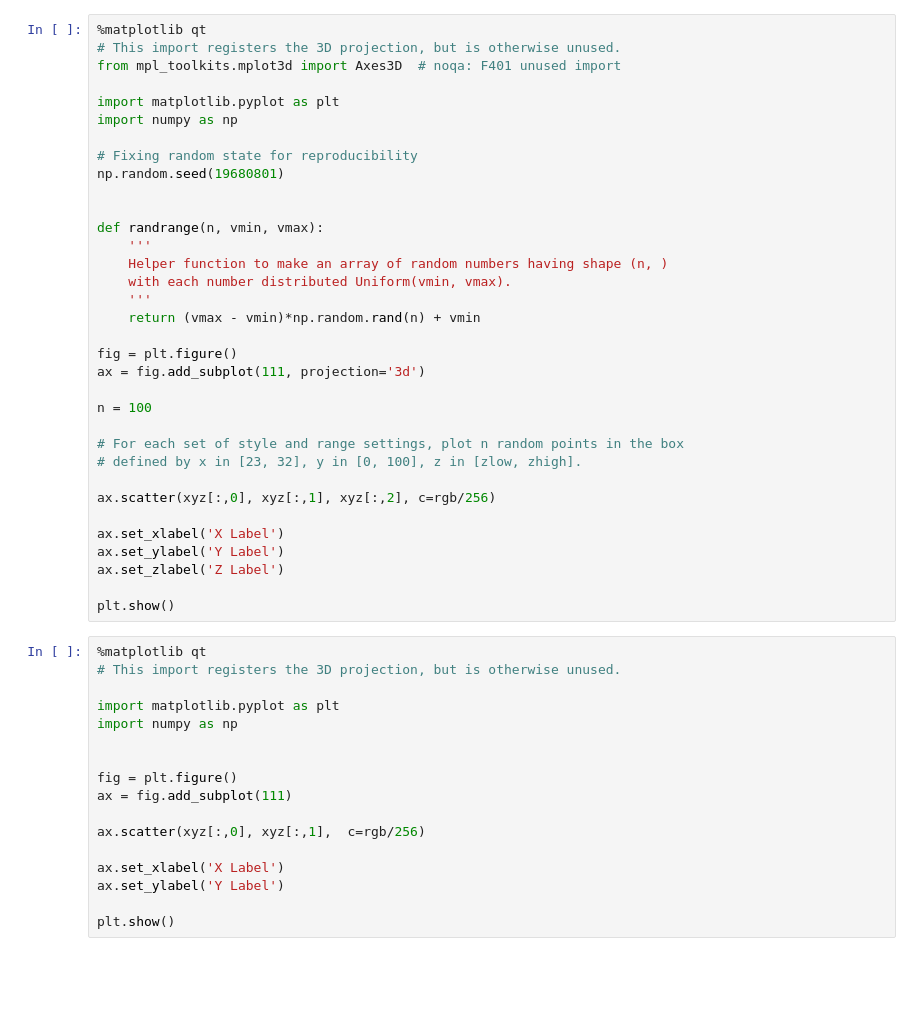
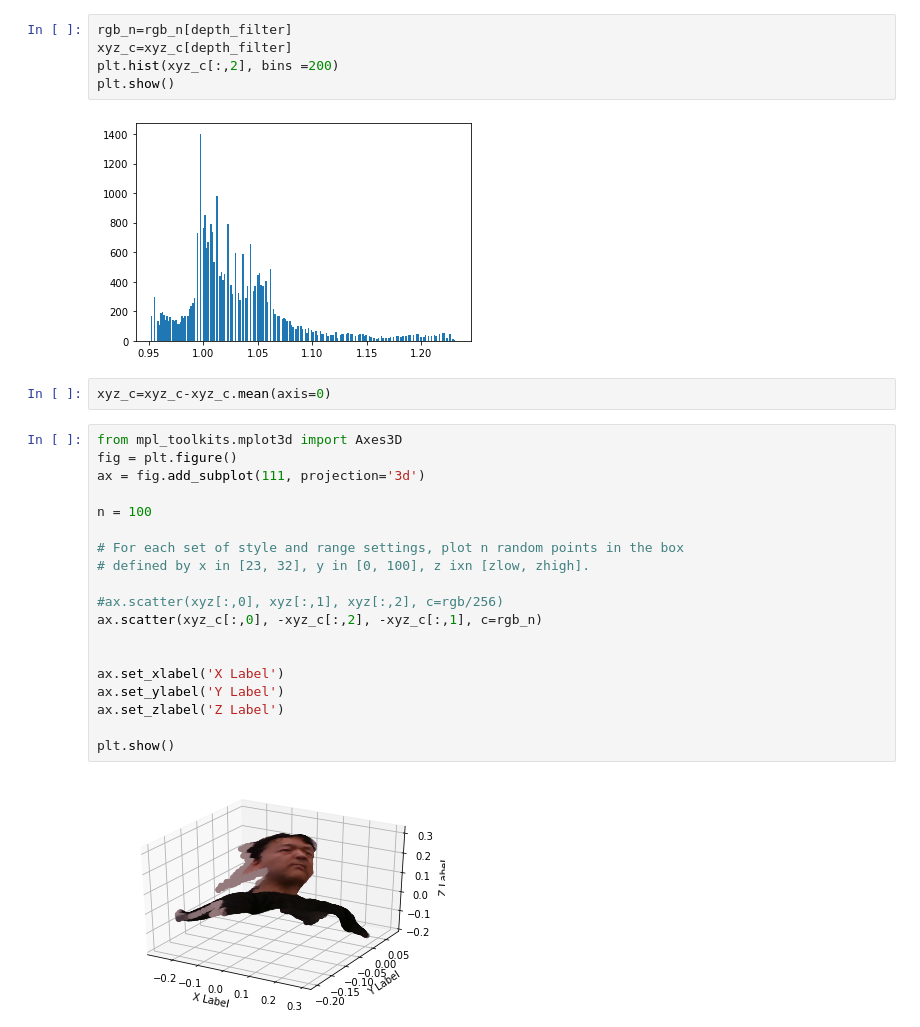
Before and after one commit to yichao-l/head_reconstruct, a Jupyter notebook: AV_CW.ipynb, the cells around one changed output. Cells and saved outputs as stored; diff of their text form; blank space fills up the shorter version.

```diff
--- a/AV_CW.ipynb
+++ b/AV_CW.ipynb
@@ -24,51 +43,30 @@ xyz, rgb = read_pcd(file_name)
+# %%
+rgb_n=rgb_n[depth_filter]
+xyz_c=xyz_c[depth_filter]
+plt.hist(xyz_c[:,2], bins =200)
+plt.show()
+# %% [output]
+[figure, added]
+# %%
+xyz_c=xyz_c-xyz_c.mean(axis=0)
 # %%
-%matplotlib qt
-# This import registers the 3D projection, but is otherwise unused.
-from mpl_toolkits.mplot3d import Axes3D  # noqa: F401 unused import
-
-import matplotlib.pyplot as plt
-import numpy as np
-
-# Fixing random state for reproducibility
-np.random.seed(19680801)
-
-
-def randrange(n, vmin, vmax):
-    '''
-    Helper function to make an array of random numbers having shape (n, )
-    with each number distributed Uniform(vmin, vmax).
-    '''
-    return (vmax - vmin)*np.random.rand(n) + vmin
-
+from mpl_toolkits.mplot3d import Axes3D
 fig = plt.figure()
 ax = fig.add_subplot(111, projection='3d')
 
 n = 100
 
 # For each set of style and range settings, plot n random points in the box
-# defined by x in [23, 32], y in [0, 100], z in [zlow, zhigh].
+# defined by x in [23, 32], y in [0, 100], z ixn [zlow, zhigh].
 
-ax.scatter(xyz[:,0], xyz[:,1], xyz[:,2], c=rgb/256)
+#ax.scatter(xyz[:,0], xyz[:,1], xyz[:,2], c=rgb/256)
+ax.scatter(xyz_c[:,0], -xyz_c[:,2], -xyz_c[:,1], c=rgb_n)
+
 
 ax.set_xlabel('X Label')
 ax.set_ylabel('Y Label')
 ax.set_zlabel('Z Label')
 
 plt.show()
+# %% [output]
+[figure, added]
-# %%
-%matplotlib qt
-# This import registers the 3D projection, but is otherwise unused.
-
-import matplotlib.pyplot as plt
-import numpy as np
-
-
-fig = plt.figure()
-ax = fig.add_subplot(111)
-
-ax.scatter(xyz[:,0], xyz[:,1],  c=rgb/256)
-
-ax.set_xlabel('X Label')
-ax.set_ylabel('Y Label')
-
-plt.show()
```
Also changed, not shown: parts of 11 cells of this notebook, 2 other files.
